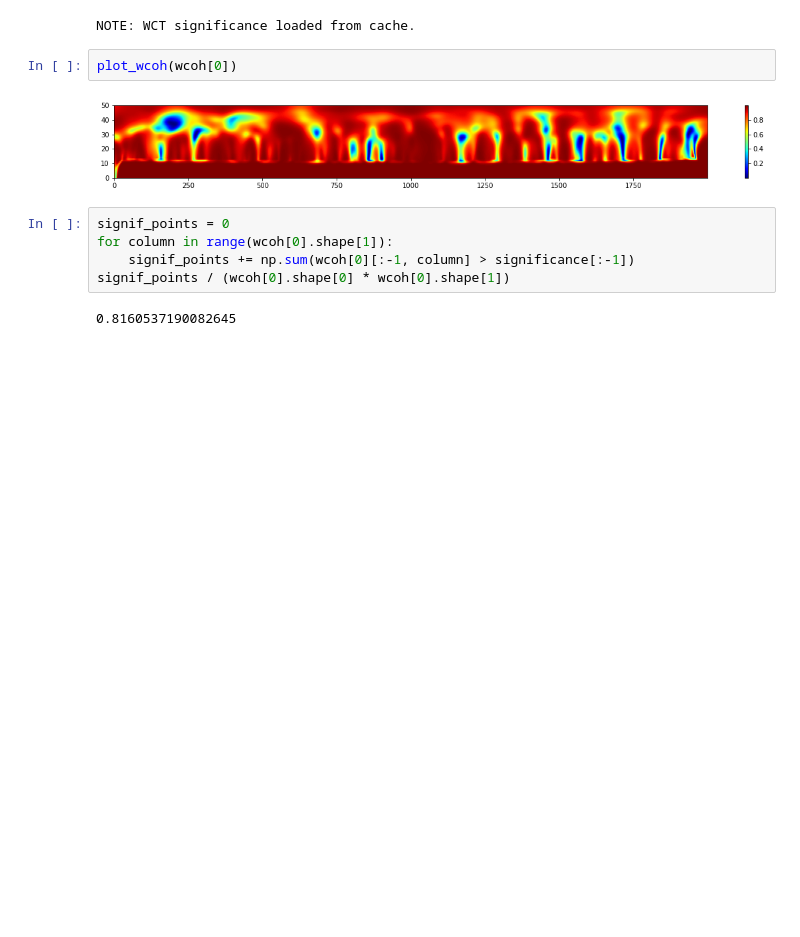
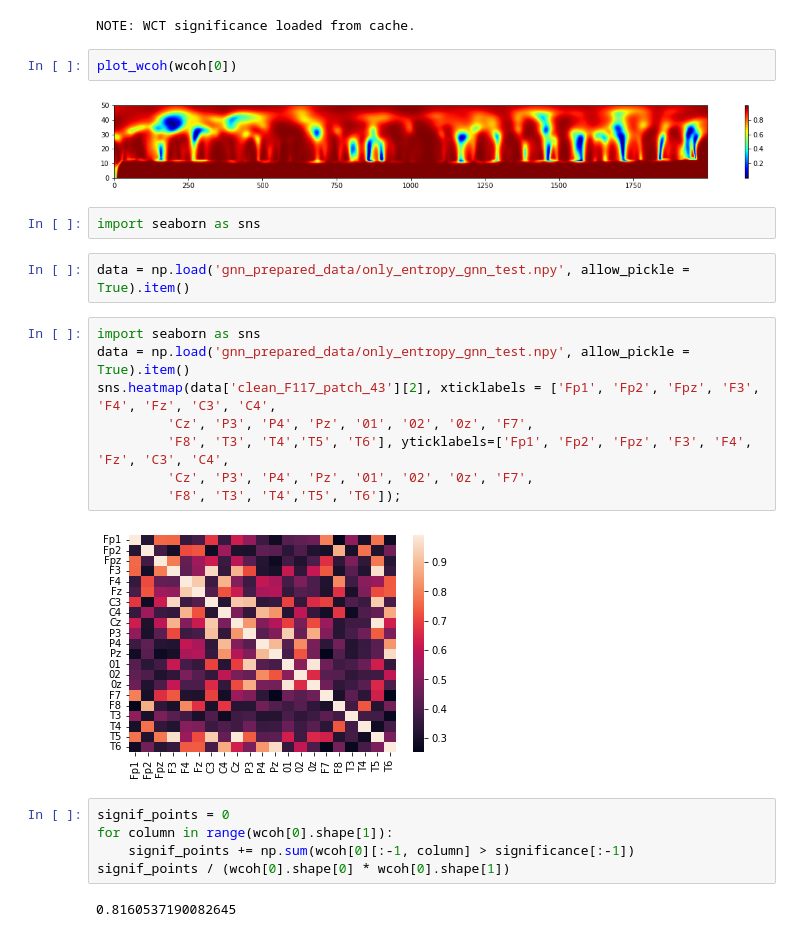
Before and after one commit to dmasny99/skt_neuroimaging_2022, a Jupyter notebook: data_preparation.ipynb, the cells around one changed output. Saved outputs shown, nothing was run; the diff lists cells and outputs as text; blank space fills up the shorter version.

```diff
--- a/data_preparation.ipynb
+++ b/data_preparation.ipynb
@@ -367,6 +367,20 @@ NOTE: WCT significance loaded from cache.
 plot_wcoh(wcoh[0])
 # %% [output]
 [figure]
+# %%
+import seaborn as sns
+# %%
+data = np.load('gnn_prepared_data/only_entropy_gnn_test.npy', allow_pickle = True).item()
+# %%
+import seaborn as sns
+data = np.load('gnn_prepared_data/only_entropy_gnn_test.npy', allow_pickle = True).item()
+sns.heatmap(data['clean_F117_patch_43'][2], xticklabels = ['Fp1', 'Fp2', 'Fpz', 'F3', 'F4', 'Fz', 'C3', 'C4',
+         'Cz', 'P3', 'P4', 'Pz', '01', '02', '0z', 'F7',
+         'F8', 'T3', 'T4','T5', 'T6'], yticklabels=['Fp1', 'Fp2', 'Fpz', 'F3', 'F4', 'Fz', 'C3', 'C4',
+         'Cz', 'P3', 'P4', 'Pz', '01', '02', '0z', 'F7',
+         'F8', 'T3', 'T4','T5', 'T6']);
+# %% [output]
+[figure, added]
 # %%
 signif_points = 0
 for column in range(wcoh[0].shape[1]):
```
Also changed, not shown: 1 other file.
